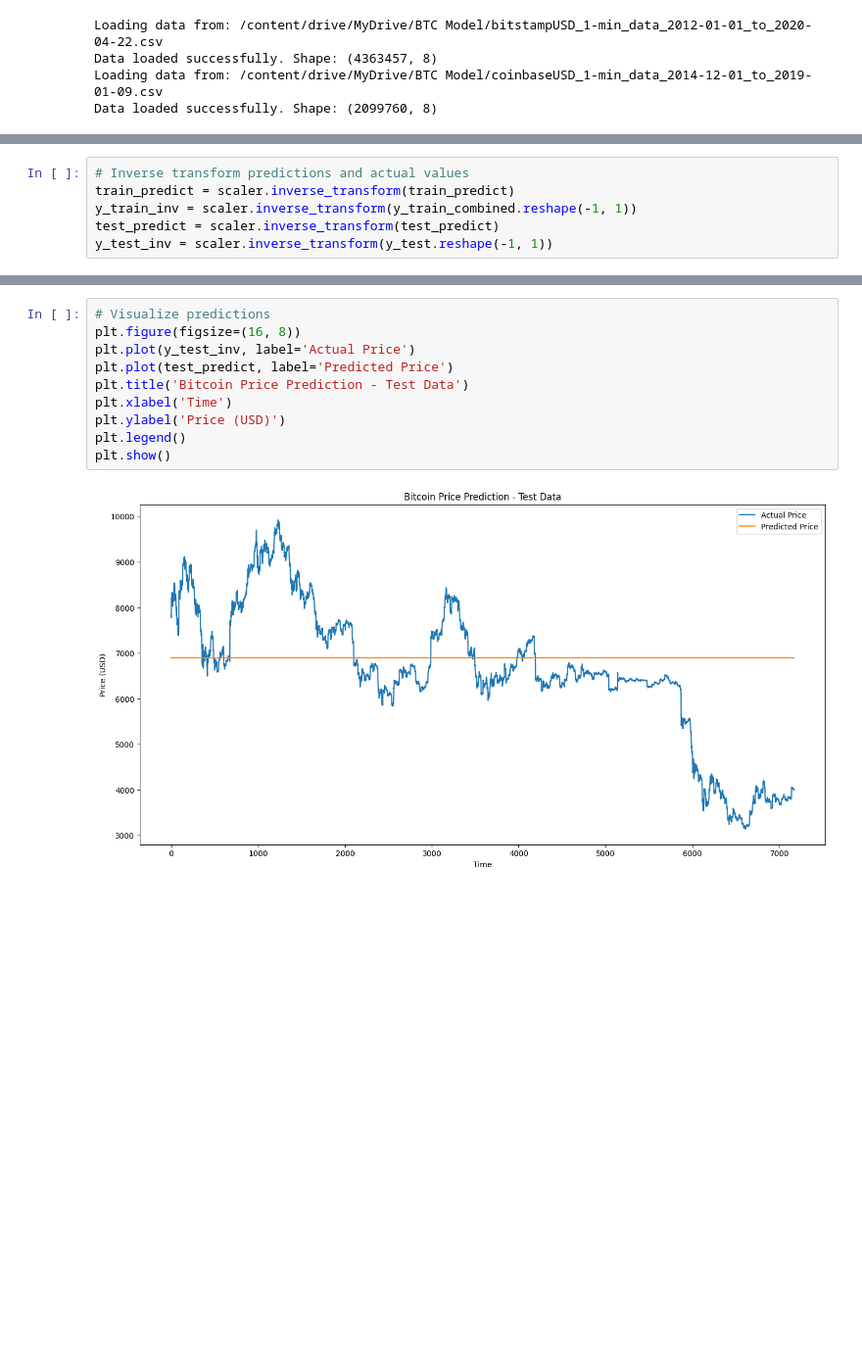
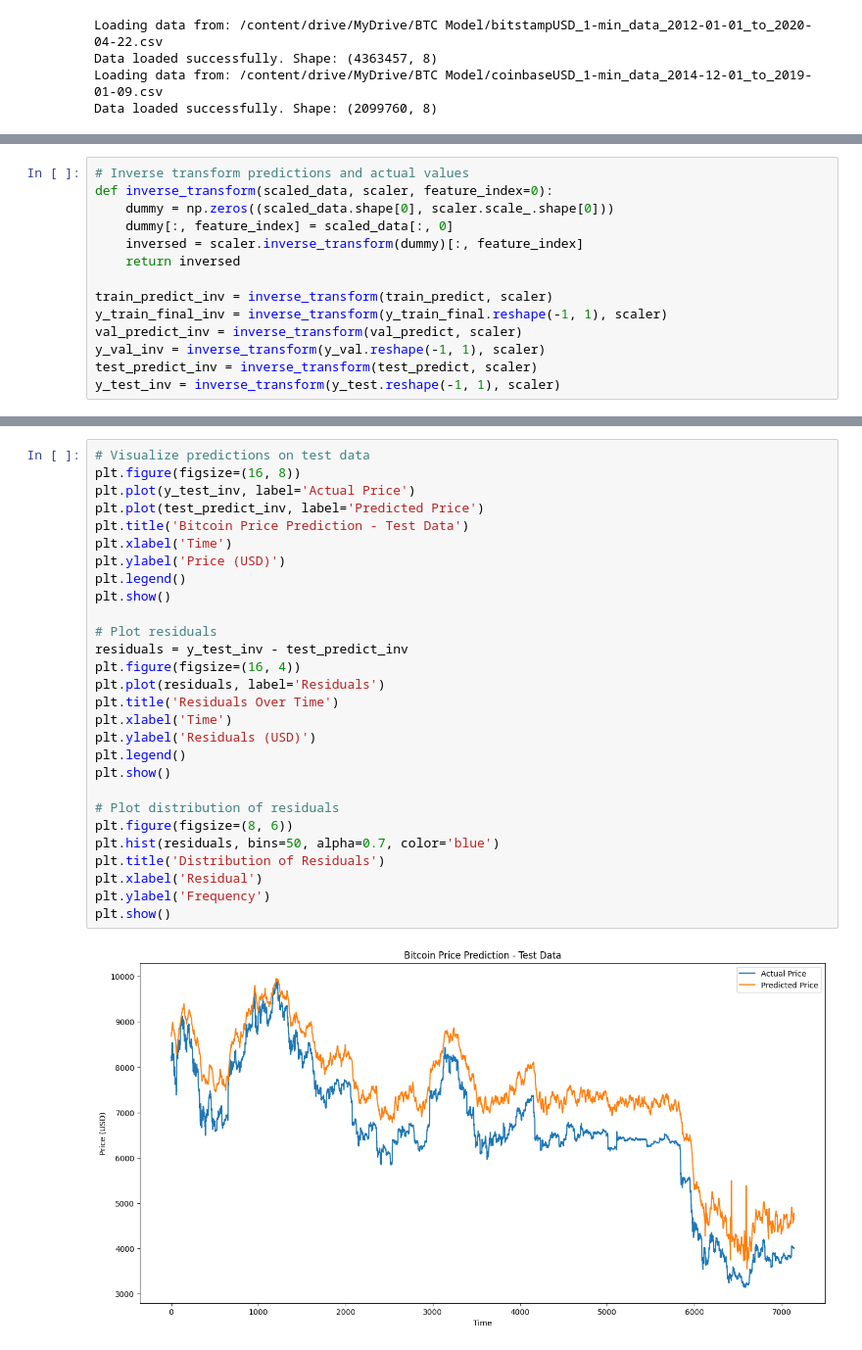
Before and after one commit to thedavidemmanuel/BTC-Time-Series-Forecasting, a Jupyter notebook: btc_forecasting.ipynb, the cells around one changed output, grey strips where cells are left out. Shown: that part at 98% size. Cells and saved outputs as stored; diff of their text form; blank space fills up the shorter version.

```diff
--- a/btc_forecasting.ipynb
+++ b/btc_forecasting.ipynb
@@ -298,9 +357,17 @@ test_predict = model.predict(test_dataset)
-# %%
-# Inverse transform predictions and actual values
-train_predict = scaler.inverse_transform(train_predict)
-y_train_inv = scaler.inverse_transform(y_train_combined.reshape(-1, 1))
-test_predict = scaler.inverse_transform(test_predict)
-y_test_inv = scaler.inverse_transform(y_test.reshape(-1, 1))
+# %%
+# Inverse transform predictions and actual values
+def inverse_transform(scaled_data, scaler, feature_index=0):
+    dummy = np.zeros((scaled_data.shape[0], scaler.scale_.shape[0]))
+    dummy[:, feature_index] = scaled_data[:, 0]
+    inversed = scaler.inverse_transform(dummy)[:, feature_index]
+    return inversed
+
+train_predict_inv = inverse_transform(train_predict, scaler)
+y_train_final_inv = inverse_transform(y_train_final.reshape(-1, 1), scaler)
+val_predict_inv = inverse_transform(val_predict, scaler)
+y_val_inv = inverse_transform(y_val.reshape(-1, 1), scaler)
+test_predict_inv = inverse_transform(test_predict, scaler)
+y_test_inv = inverse_transform(y_test.reshape(-1, 1), scaler)
 # %%
 # Calculate performance metrics
 def calculate_metrics(actual, predicted):
@@ -339,12 +422,30 @@ R2 Score: -0.0409
 # %%
-# Visualize predictions
+# Visualize predictions on test data
 plt.figure(figsize=(16, 8))
 plt.plot(y_test_inv, label='Actual Price')
-plt.plot(test_predict, label='Predicted Price')
+plt.plot(test_predict_inv, label='Predicted Price')
 plt.title('Bitcoin Price Prediction - Test Data')
 plt.xlabel('Time')
 plt.ylabel('Price (USD)')
 plt.legend()
 plt.show()
+
+# Plot residuals
+residuals = y_test_inv - test_predict_inv
+plt.figure(figsize=(16, 4))
+plt.plot(residuals, label='Residuals')
+plt.title('Residuals Over Time')
+plt.xlabel('Time')
+plt.ylabel('Residuals (USD)')
+plt.legend()
+plt.show()
+
+# Plot distribution of residuals
+plt.figure(figsize=(8, 6))
+plt.hist(residuals, bins=50, alpha=0.7, color='blue')
+plt.title('Distribution of Residuals')
+plt.xlabel('Residual')
+plt.ylabel('Frequency')
+plt.show()
 # %% [output]
-[figure, old version]
+[figure, new version]
```
Also changed, not shown: parts of 23 cells of this notebook.
